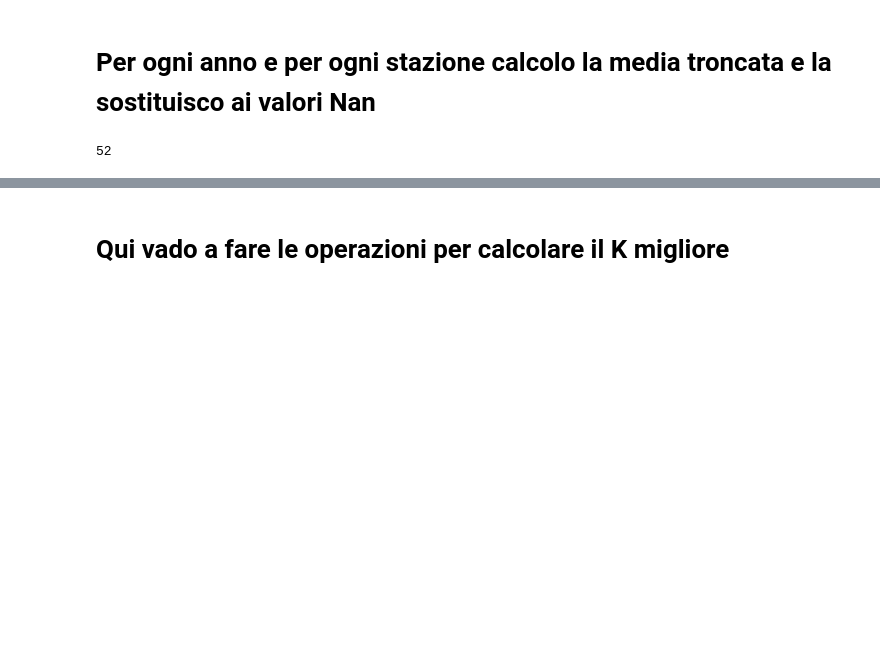
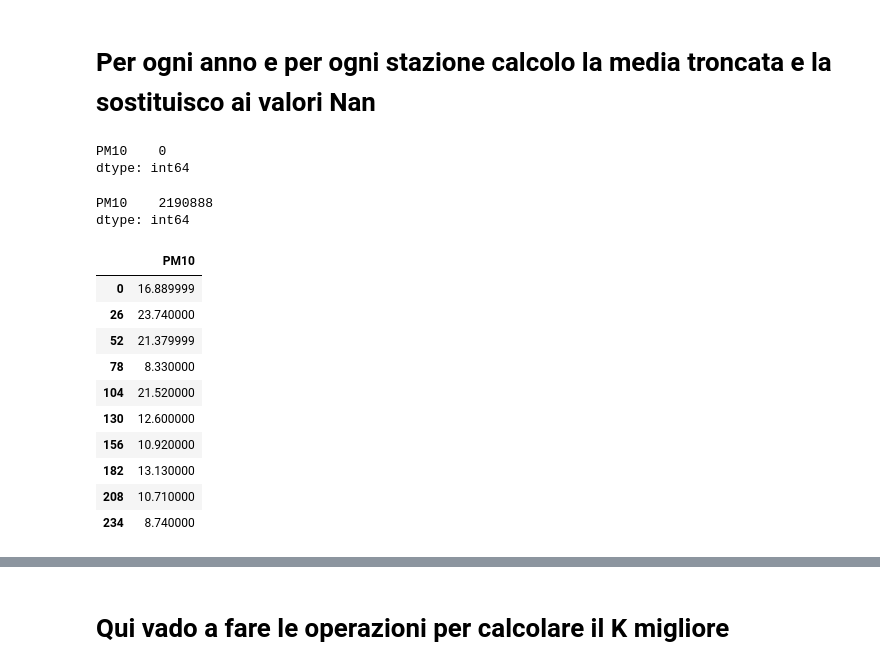
Before and after one commit to ChiaraAmalia/DataScience2Project, a Jupyter notebook: clusterJupy.ipynb, the cells around one changed output, grey strips where cells are left out. Cells and saved outputs as stored; diff of their text form; code cells hidden in the pictures; blank space fills up the shorter version.

```diff
--- a/clusterJupy.ipynb
+++ b/clusterJupy.ipynb
@@ -62,32 +83,45 @@ station = pd.read_csv('DataSet\stations.csv')
 # %% [markdown]
 # Per ogni anno e per ogni stazione calcolo la media troncata e la sostituisco ai valori Nan
-# %%
-full = pd.Series()
-'''for y in station['id'].values:
-    onlyOne=madrid2008[madrid2008["station"].astype(str).str.contains(str(y))]
-    display('sono qui all inizio')
-    display(onlyOne['PM10'].count())
-    newValue= stats.trim_mean(onlyOne['PM10'].values,0.1) # La faccio qui
-    if(not math.isnan(newValue)):
-        onlyOne = onlyOne['PM10'].fillna(newValue) # Questo mette la media al posto dei nulli
-        display(onlyOne.count())
-        display('sono qui alla fine')
-        full = pd.concat([full,onlyOne])'''
-
-onlyOne=madrid2008[madrid2008["station"].astype(str).str.contains(str('28079004'))]
-display(onlyOne['PM10'].isna().sum())
-'''onlyOne2=madrid2008[madrid2008["station"].astype(str).str.contains(str('28079008'))]
-newValue= stats.trim_mean(onlyOne['PM10'].values,0.1)
-newValue2= stats.trim_mean(onlyOne2['PM10'].values,0.1)
-if(not math.isnan(newValue)):
-    onlyOne = onlyOne['PM10'].fillna(newValue)
-if(not math.isnan(newValue2)):
-    onlyOne2 = onlyOne2['PM10'].fillna(newValue)
-
-df = full.to_frame(name='PM10')
-display(df.isna().sum())
-display(df.size)'''
-
-#display(df.head(10))
-# %% [output]
-52
+# %%
+full = pd.Series()
+time=['2008','2009','2010','2011','2012','2013','2014','2015','2016','2017','2018']
+for d in time:
+    fullYear = pd.Series()
+    madrid = pd.read_csv(path+"\madrid_"+d+".csv")
+    stazioni = madrid['station'].unique()
+    #display(stazioni)
+    for y in stazioni:
+        onlyOne=madrid[madrid["station"].astype(str).str.contains(str(y))]
+        copy = onlyOne.copy()
+        newValue= stats.trim_mean(copy['PM10'].dropna().values,0.05) # La faccio qui
+        onlyOne = onlyOne['PM10'].fillna(newValue) # Questo mette la media al posto dei nulli
+        fullYear = pd.concat([fullYear,onlyOne])
+    if(fullYear.isna().sum() != 0):
+        copy = fullYear.copy()
+        newValue= stats.trim_mean(copy.dropna().values,0.05)
+        fullYear = fullYear.fillna(newValue)
+        full = pd.concat([full,fullYear])
+    else:
+        full = pd.concat([full,fullYear])
+
+df = full.to_frame(name='PM10')
+display(df.isna().sum())
+display(df.count())
+
+display(df.head(10))
+# %% [output]
+PM10    0
+dtype: int64
+PM10    2190888
+dtype: int64
+|  | PM10 |
+| 0 | 16.889999 |
+| 26 | 23.740000 |
+| 52 | 21.379999 |
+| 78 | 8.330000 |
+| 104 | 21.520000 |
+| 130 | 12.600000 |
+| 156 | 10.920000 |
+| 182 | 13.130000 |
+| 208 | 10.710000 |
+| 234 | 8.740000 |
```
Also changed, not shown: parts of 5 cells of this notebook, 1 other file.
